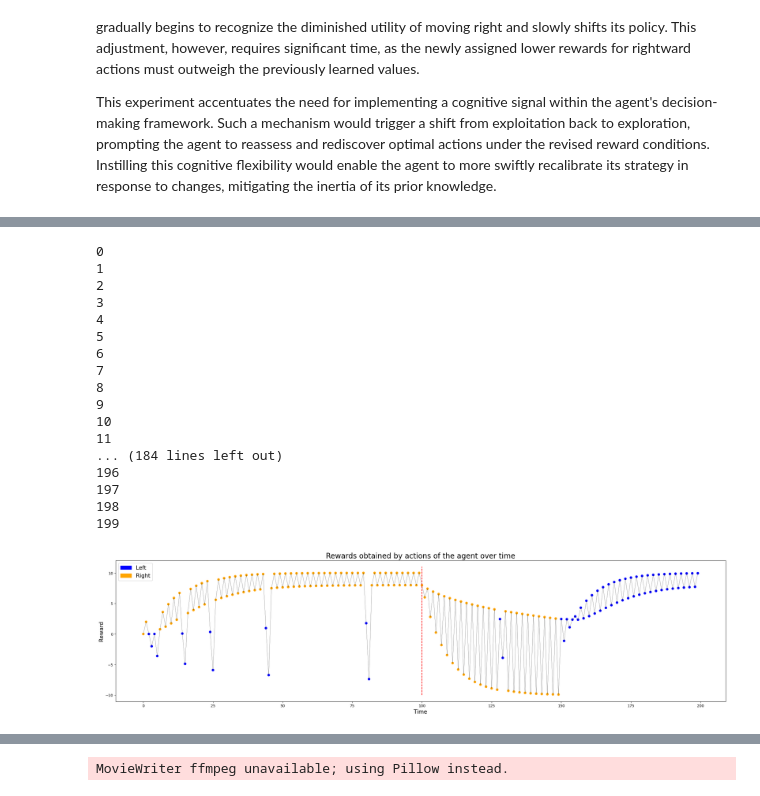
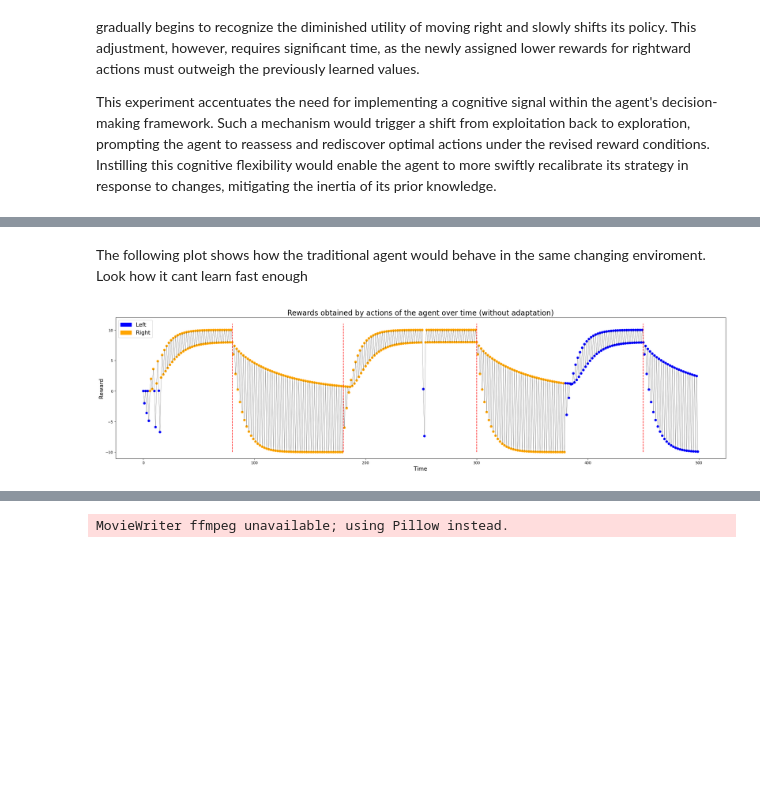
Before and after one commit to rulas99/rl_uniandes, a Jupyter notebook: q_learning_cl.ipynb, the cells around one changed output, grey strips where cells are left out. Drawn from its saved outputs; the diff is of its cells as text; code cells hidden in the pictures; blank space fills up the shorter version.

```diff
--- a/q_learning_cl.ipynb
+++ b/q_learning_cl.ipynb
@@ -288,5 +274,0 @@ moves[95:105]
-# %%
-last_rewards = [7.997517927059403,7.996967098652999,7.997969740157125]
-avg_r = np.mean(last_rewards)
-std_r = np.std(last_rewards)
-avg_r, 3*std_r
@@ -427,65 +469,55 @@ class Agent_cl():
+# %% [markdown]
+The following plot shows how the traditional agent would behave in the same changing enviroment. Look how it cant learn fast enough
 # %%
-turti = Agent_cl(initial_state=(0,2), world_knowledge=GRID_WORLD.copy())
+turti = Agent(initial_state=(0,2), world_knowledge=GRID_WORLD.copy())
 
-time = [t for t in range(200)]
+time = [t for t in range(500)]
 moves = []
 rewards = []
 
-change_time = 100
+changing_times = [80, 180, 300, 450]
 for t in time:
 
-    if t == change_time:
-        turti.change_world_knowledge((0,4), -10)
-        turti.change_world_knowledge((0,0), 10)
+    if t in changing_times:
+        turti.change_world_knowledge((0,4), (-10)*(-1)**changing_times.index(t))
+        turti.change_world_knowledge((0,0), (10)*(-1)**changing_times.index(t))
 
     pos_i = turti.current_state
-    turti.move()
+    turti.move(t)
     pos_f = turti.current_state
 
     if (pos_f == (0,2)) and (pos_i == (0,3)):
         action = 'Right'
     elif (pos_f == (0,2)) and (pos_i == (0,1)):
         action = 'Left'
     else:
         action = 'Right' if pos_f[1]-pos_i[1]>0 else 'Left'
 
-    reward_obtained = turti.knowledge[pos_i][action]
+    try:
+        reward_obtained = turti.knowledge[pos_i][action]
+    except KeyError:
+        reward_obtained = 0
 
     moves.append(action)
     rewards.append(reward_obtained)
 
 
-
 plt.figure(figsize=(30,7))
 plt.scatter(time, rewards, color = ['blue' if m=='Left' else 'orange' for m in moves])
 plt.plot(time, rewards, linewidth=0.3, color='k')
-plt.vlines(x=100, ymin=-10, ymax=11, color='r', linestyle='--')
+
+for tc in changing_times:
+    plt.vlines(x=tc, ymin=-10, ymax=11, color='r', linestyle='--')
+
 # Crear parches para la leyenda
 blue_patch = mpatches.Patch(color='blue', label='Left',)
 orange_patch = mpatches.Patch(color='orange', label='Right')
 
 # Mostrar la leyenda
 plt.legend(handles=[blue_patch, orange_patch], loc='upper left', fontsize=15)
 plt.ylabel('Reward', fontsize=15)
 plt.xlabel('Time', fontsize=15)
-plt.title('Rewards obtained by actions of the agent over time', fontsize=20)
+plt.title('Rewards obtained by actions of the agent over time (without adaptation)', fontsize=20)
 plt.show();
 # %% [output]
-0
-1
-2
-3
-4
-5
-6
-7
-8
-9
-10
-11
-... (184 lines left out)
-196
-197
-198
-199
-[figure, old version]
+[figure, new version]
```
Also changed, not shown: parts of 13 cells of this notebook.
